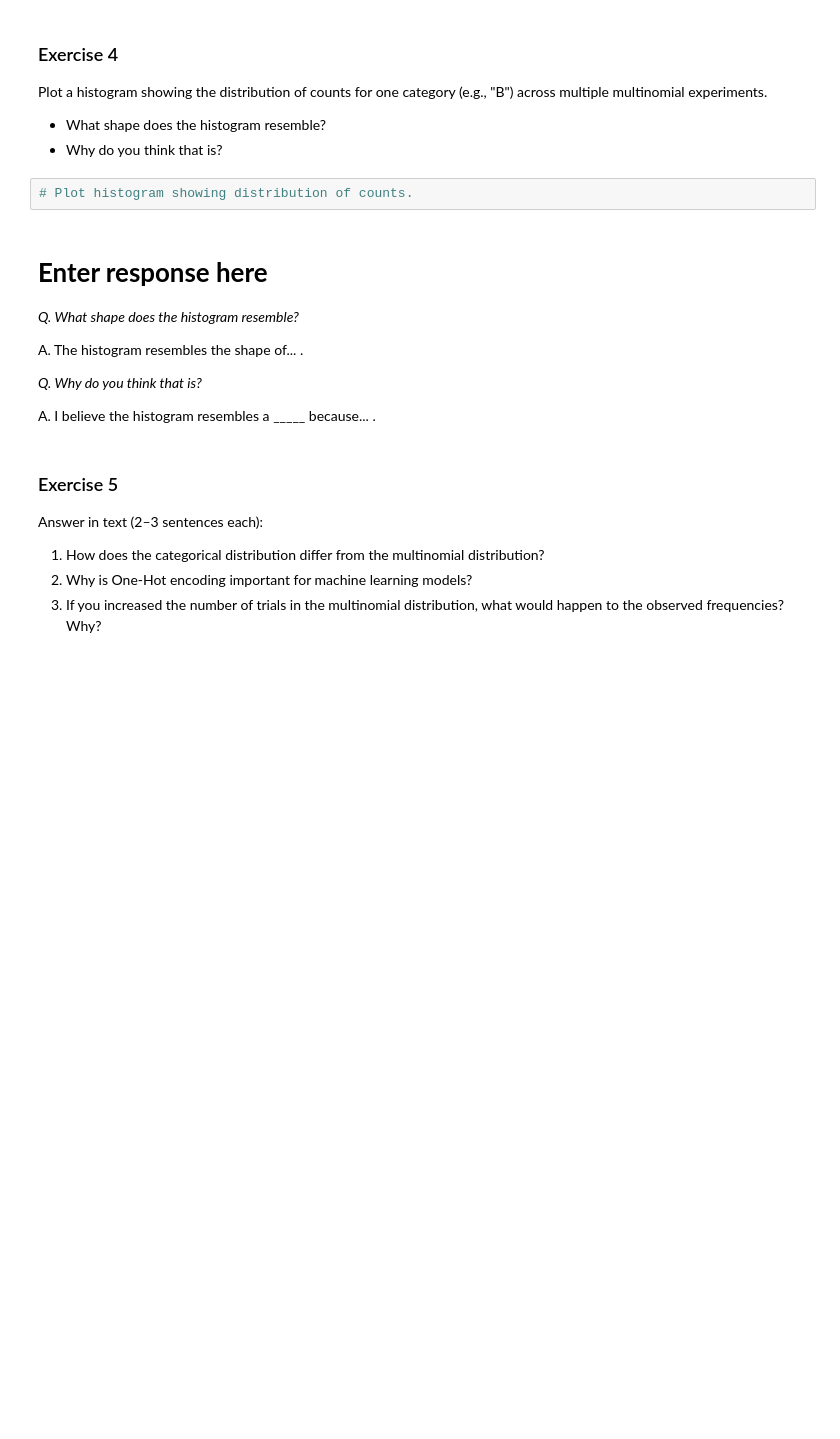
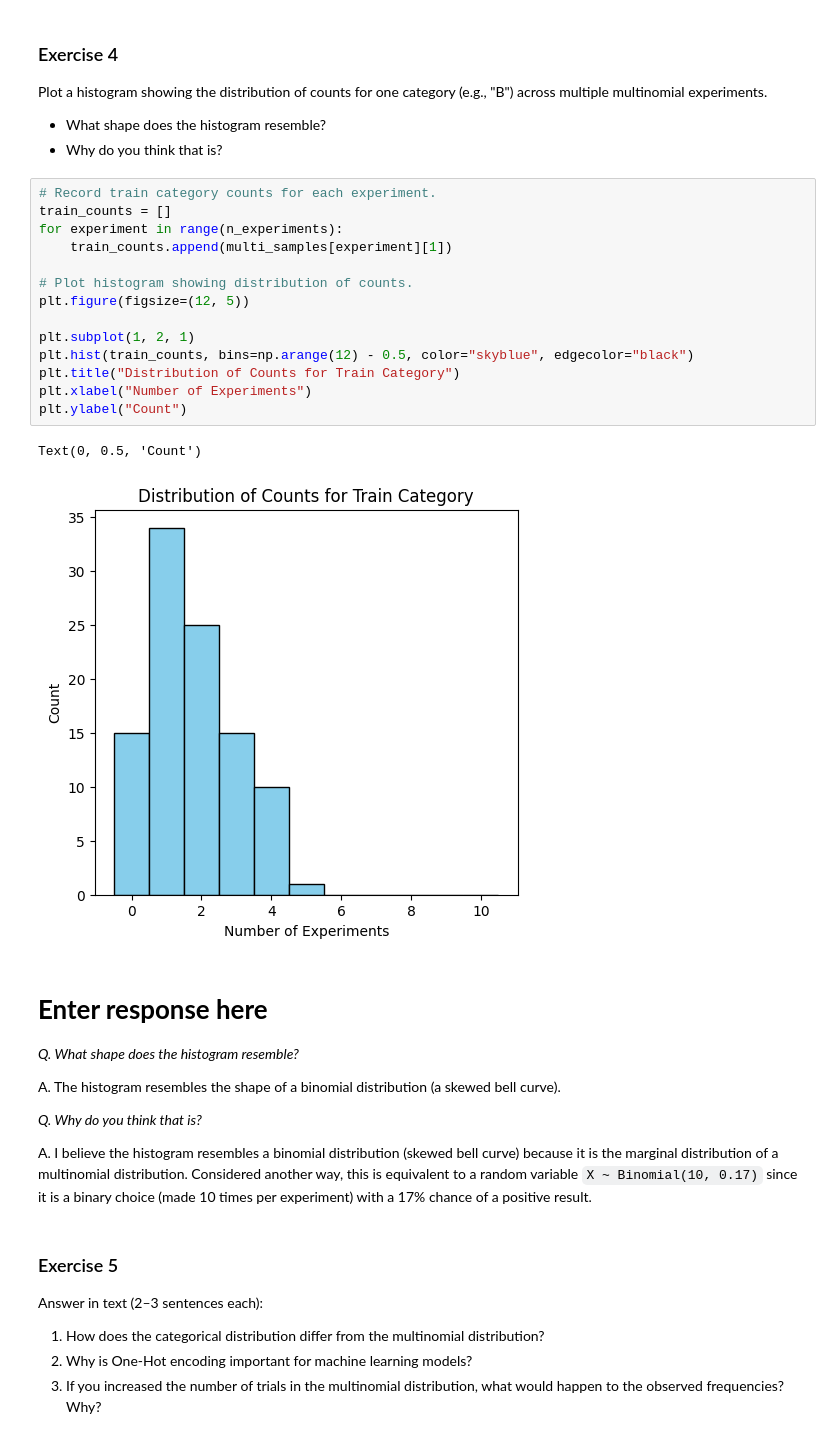
Before and after one commit to jrc117/CS473, a Jupyter notebook: mini_labs/week_2_catdist.ipynb, the cells around one changed output. Drawn from its saved outputs; the diff is of its cells as text; blank space fills up the shorter version.

```diff
--- a/mini_labs/week_2_catdist.ipynb
+++ b/mini_labs/week_2_catdist.ipynb
@@ -224,19 +224,34 @@ Plane:  Observed = 4.10, Theoretical: 4.00, Difference (Obs. - Theor.):  0.10
 Plot a histogram showing the distribution of counts for one category (e.g., "B") across multiple multinomial experiments.
 - What shape does the histogram resemble?
 - Why do you think that is?
-# %%
-# Plot histogram showing distribution of counts.
+# %%
+# Record train category counts for each experiment.
+train_counts = []
+for experiment in range(n_experiments):
+    train_counts.append(multi_samples[experiment][1])
+
+# Plot histogram showing distribution of counts.
+plt.figure(figsize=(12, 5))
+
+plt.subplot(1, 2, 1)
+plt.hist(train_counts, bins=np.arange(12) - 0.5, color="skyblue", edgecolor="black")
+plt.title("Distribution of Counts for Train Category")
+plt.xlabel("Number of Experiments")
+plt.ylabel("Count")
+# %% [output]
+Text(0, 0.5, 'Count')
+[figure, added]
 # %% [markdown]
 # **Enter response here**
 
 *Q. What shape does the histogram resemble?*
 
-A. The histogram resembles the shape of... .
+A. The histogram resembles the shape of a binomial distribution (a skewed bell curve).
 
 
 *Q. Why do you think that is?*
 
-A. I believe the histogram resembles a _____ because... .
+A. I believe the histogram resembles a binomial distribution (skewed bell curve) because it is the marginal distribution of a multinomial distribution.  Considered another way, this is equivalent to a random variable `X ~ Binomial(10, 0.17)` since it is a binary choice (made 10 times per experiment) with a 17% chance of a positive result.
 # %% [markdown]
 ### Exercise 5
 Answer in text (2–3 sentences each):
```
Also changed, not shown: parts of 6 cells of this notebook.
